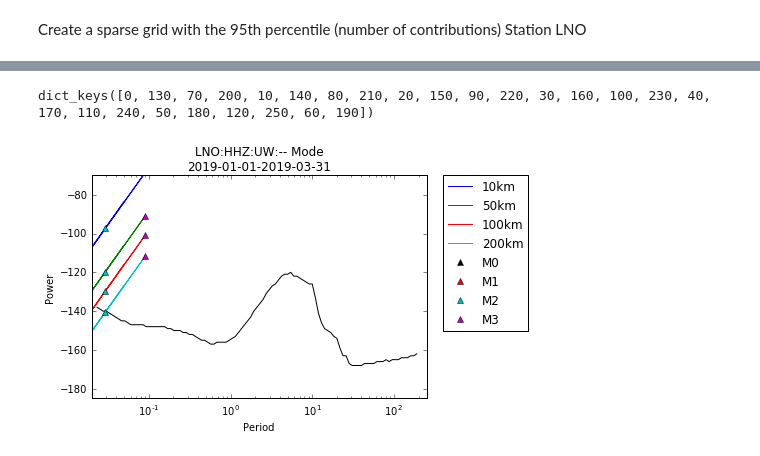
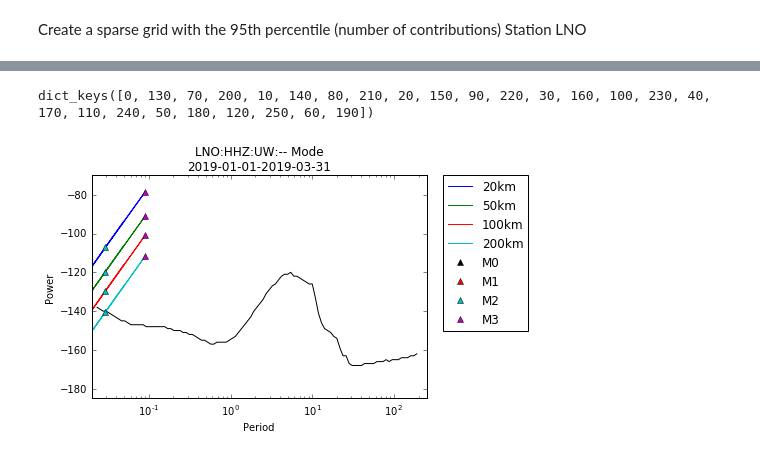
Before and after one commit to pnsn/magd_client, a Jupyter notebook: notebooks/plot_noise_mag_curve.ipynb, the cells around one changed output, grey strips where cells are left out. Saved outputs shown, nothing was run; the diff lists cells and outputs as text; code cells hidden in the pictures.

```diff
--- a/notebooks/plot_noise_mag_curve.ipynb
+++ b/notebooks/plot_noise_mag_curve.ipynb
@@ -183,15 +215,19 @@ Wall time: 961 ms
 /Users/joncon/Sites/magd_client//pickle_jar/lno/detection_grid/40x40-res-0.05.pickle
 # %%
 mag_curves = make_mag_curves(grid_lno)
+#desired distances
+des_dists = [20, 50, 100, 200]
+real_dists = make_distance_array(mag_curves, des_dists)
+
 print(mag_curves.keys())
 scnl = grid_lno.origins[0].solutions[0].obj
 freq = scnl.frequencies
 period = [1/f for f in freq]
 pow = [p for p in scnl.powers]
-make_plot(mag_curves, name)
+make_plot(mag_curves, real_dists, name)
 # %% [output]
 dict_keys([0, 130, 70, 200, 10, 140, 80, 210, 20, 150, 90, 220, 30, 160, 100, 230, 40, 170, 110, 240, 50, 180, 120, 250, 60, 190])
-[figure, old version]
+[figure, new version]
 # %%
 Create a sparse grid with a station that only contributed to a few solutins (BOW2)
 # %%
```
Also changed, not shown: parts of 9 cells of this notebook, 4 other files.
